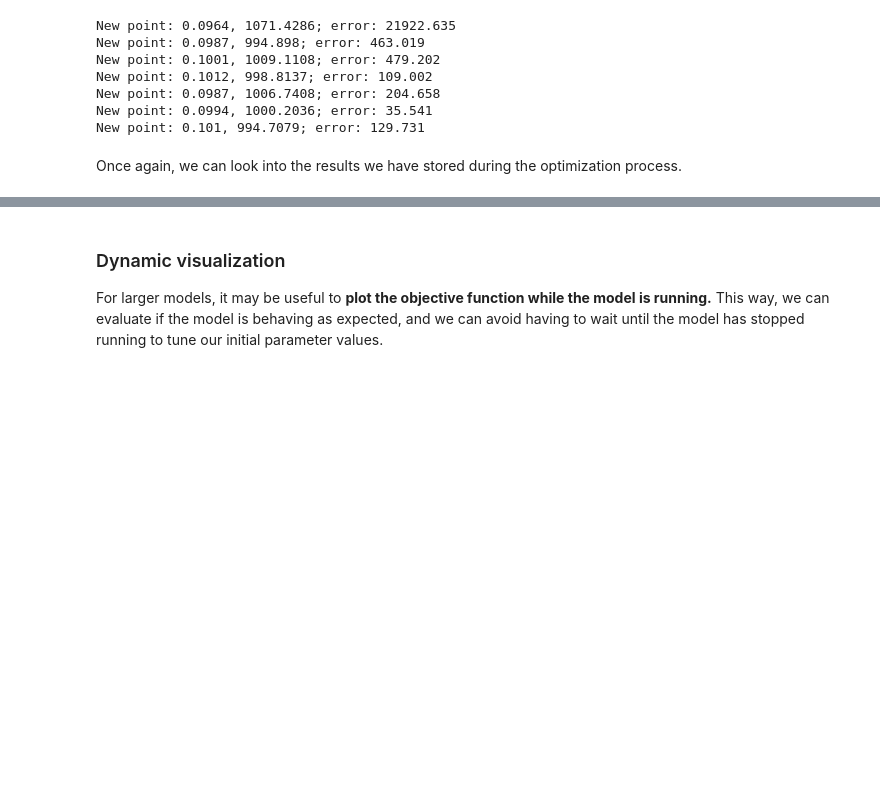
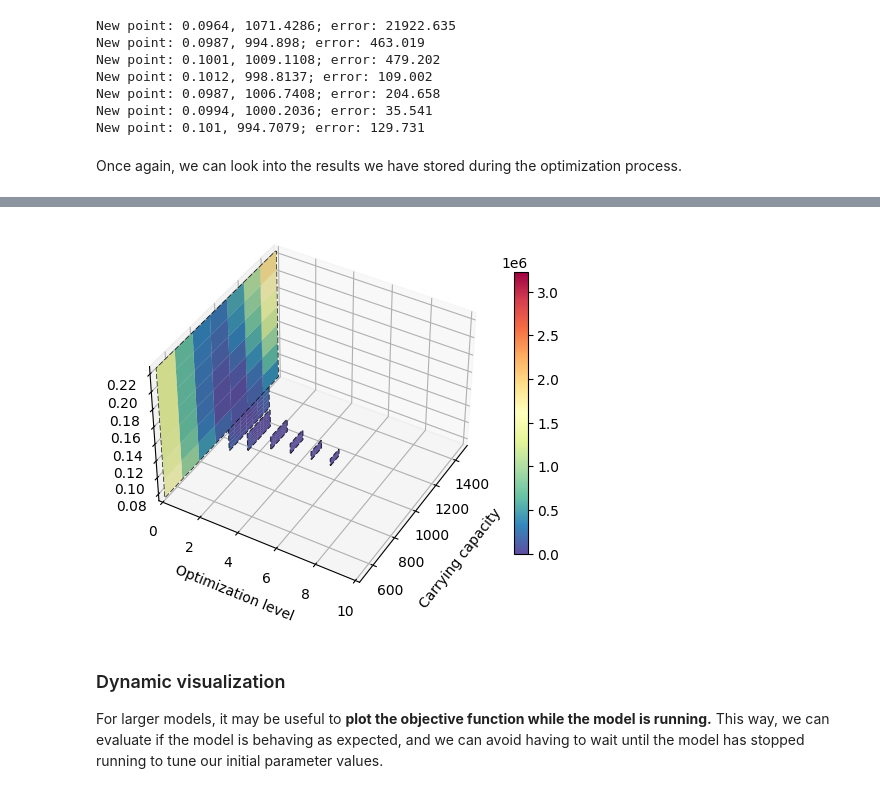
Before and after one commit to IGGoncalves/PhysiCOOL, a Jupyter notebook: examples/interactive-toy-model.ipynb, the cells around one changed output, grey strips where cells are left out. Saved outputs shown, nothing was run; the diff lists cells and outputs as text; code cells hidden in the pictures; blank space fills up the shorter version.

```diff
--- a/examples/interactive-toy-model.ipynb
+++ b/examples/interactive-toy-model.ipynb
@@ -301,10 +309,13 @@ norm = colors.Normalize(minn, maxx)
 m = plt.cm.ScalarMappable(norm=norm, cmap='Spectral_r')
 
 # Creating figure
-fig = plt.figure()
+fig = plt.figure(figsize=(5,5))
 ax = plt.axes(projection ='3d')
 
-ax.view_init(elev=5., azim=75)
+fig.show()
+fig.canvas.draw()
+
+ax.view_init(elev=40., azim=30)
 
 plt.ion()
 fig.show()
@@ -344,11 +355,11 @@ for n in range(number_of_levels):
     ax.set_zlim(min(save_x[0]), max(save_x[0]))
 
     fig.canvas.draw()
-    tm.sleep(1)
 
     ax.set_zlabel('Proliferation rate', labelpad=10)
     ax.set_xlabel('Carrying capacity', labelpad=10)
     ax.set_ylabel('Optimization level', labelpad=5)
 
-#fig.colorbar(m, shrink=0.6)
+fig.colorbar(m, shrink=0.6)
+plt.tight_layout()
 # %% [output]
@@ -357,3 +366,4 @@ for n in range(number_of_levels):
+[figure, added]
 # %% [markdown]
 ### Dynamic visualization
 For larger models, it may be useful to **plot the objective function while the model is running.** This way, we can evaluate if the model is behaving as expected, and we can avoid having to wait until the model has stopped running to tune our initial parameter values.
```
Also changed, not shown: parts of 6 cells of this notebook, 10 other files.
